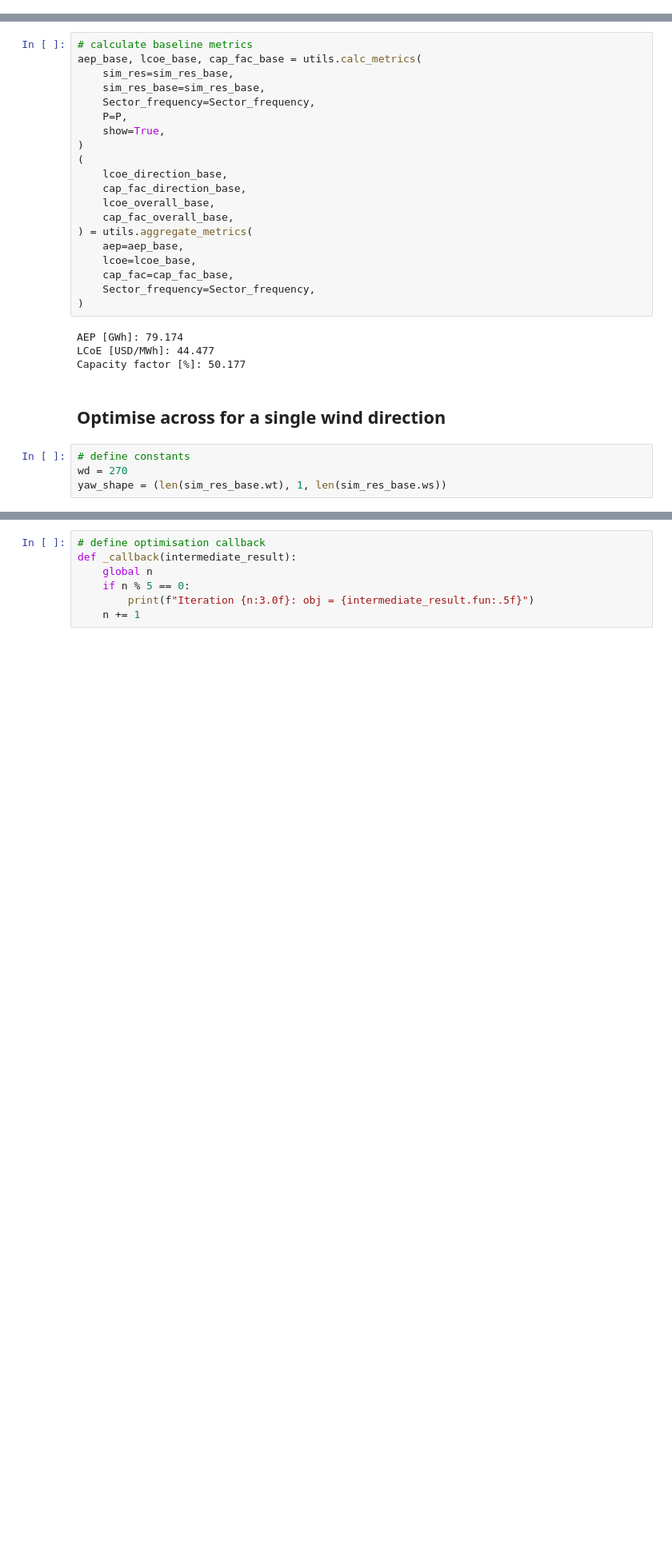
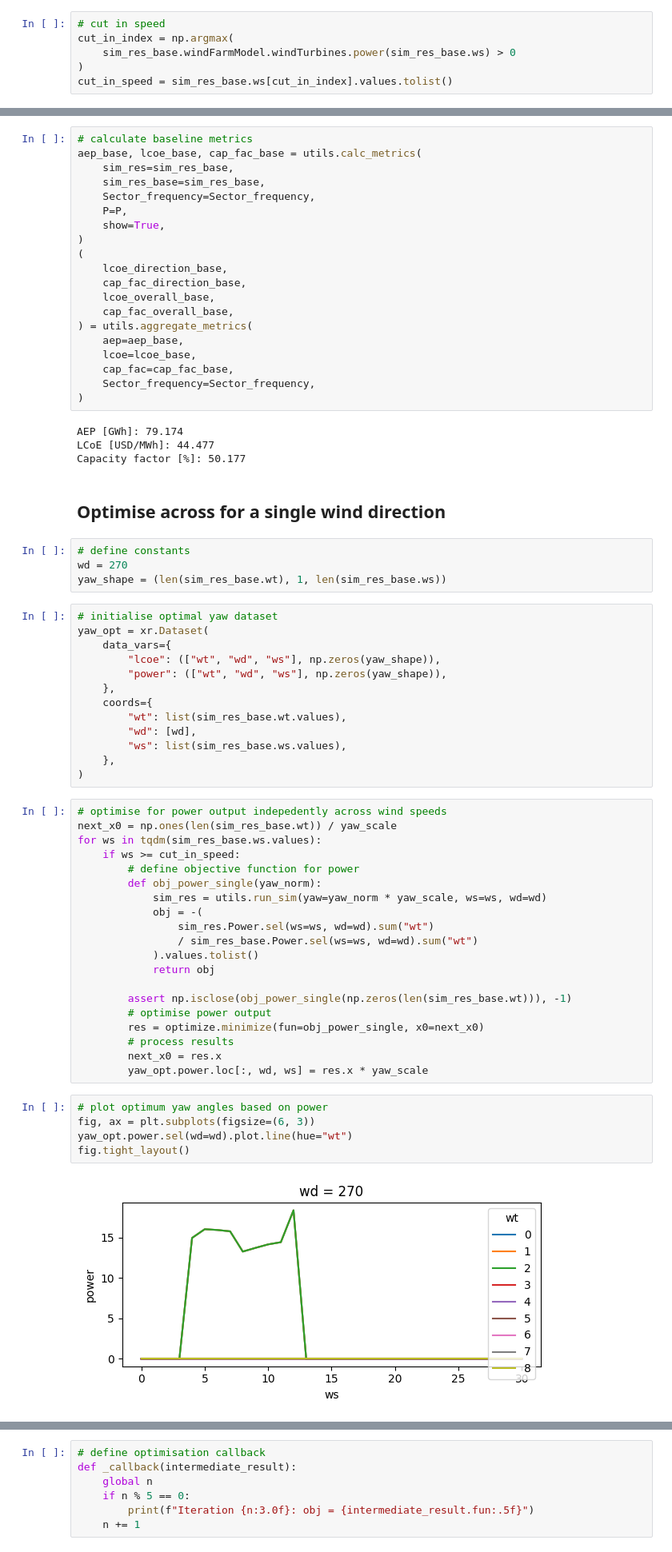
Before and after one commit to dibble07/holistic-wind-farm-control, a Jupyter notebook: optimisation.ipynb, the cells around one changed output, grey strips where cells are left out. Shown at 80% size. Cells and saved outputs as stored; diff of their text form; blank space fills up the shorter version.

Commit message:
Optimise for single wind speed for better initial estimate

```diff
--- a/optimisation.ipynb
+++ b/optimisation.ipynb
@@ -32,6 +35,12 @@ yaw_scale = 30
 # %%
 # run baseline simulation
 sim_res_base = utils.run_sim()
+# %%
+# cut in speed
+cut_in_index = np.argmax(
+    sim_res_base.windFarmModel.windTurbines.power(sim_res_base.ws) > 0
+)
+cut_in_speed = sim_res_base.ws[cut_in_index].values.tolist()
 # %%
 # ensure probabilities (wind direction and speed) total 1
 Sector_frequency = sim_res_base.Sector_frequency
@@ -74,4 +83,44 @@ Capacity factor [%]: 50.177
 # define constants
 wd = 270
 yaw_shape = (len(sim_res_base.wt), 1, len(sim_res_base.ws))
+# %%
+# initialise optimal yaw dataset
+yaw_opt = xr.Dataset(
+    data_vars={
+        "lcoe": (["wt", "wd", "ws"], np.zeros(yaw_shape)),
+        "power": (["wt", "wd", "ws"], np.zeros(yaw_shape)),
+    },
+    coords={
+        "wt": list(sim_res_base.wt.values),
+        "wd": [wd],
+        "ws": list(sim_res_base.ws.values),
+    },
+)
+# %%
+# optimise for power output indepedently across wind speeds
+next_x0 = np.ones(len(sim_res_base.wt)) / yaw_scale
+for ws in tqdm(sim_res_base.ws.values):
+    if ws >= cut_in_speed:
+        # define objective function for power
+        def obj_power_single(yaw_norm):
+            sim_res = utils.run_sim(yaw=yaw_norm * yaw_scale, ws=ws, wd=wd)
+            obj = -(
+                sim_res.Power.sel(ws=ws, wd=wd).sum("wt")
+                / sim_res_base.Power.sel(ws=ws, wd=wd).sum("wt")
+            ).values.tolist()
+            return obj
+
+        assert np.isclose(obj_power_single(np.zeros(len(sim_res_base.wt))), -1)
+        # optimise power output
+        res = optimize.minimize(fun=obj_power_single, x0=next_x0)
+        # process results
+        next_x0 = res.x
+        yaw_opt.power.loc[:, wd, ws] = res.x * yaw_scale
+# %%
+# plot optimum yaw angles based on power
+fig, ax = plt.subplots(figsize=(6, 3))
+yaw_opt.power.sel(wd=wd).plot.line(hue="wt")
+fig.tight_layout()
+# %% [output]
+[figure, added]
 # %%
```
Also changed, not shown: parts of 8 cells of this notebook.
